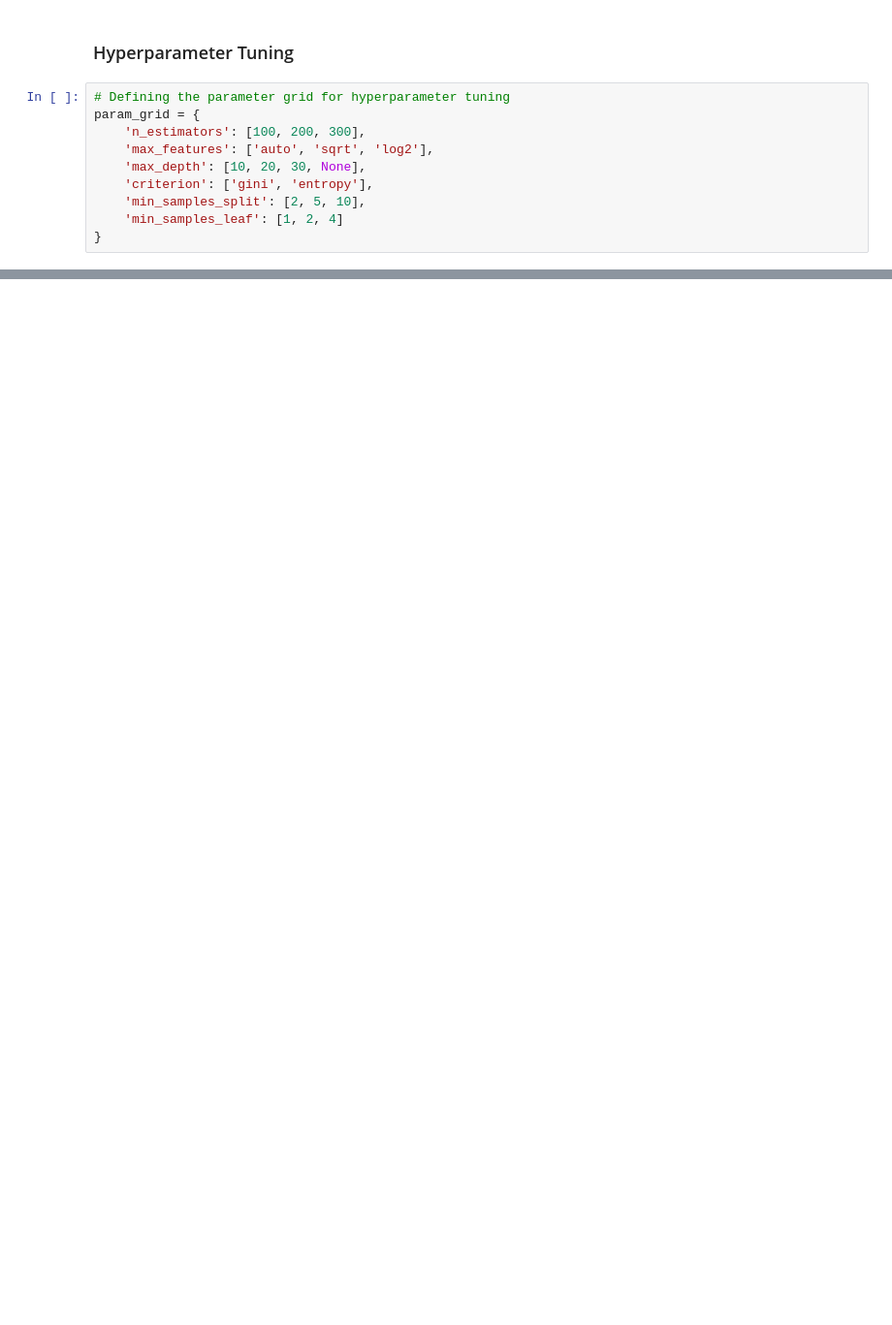
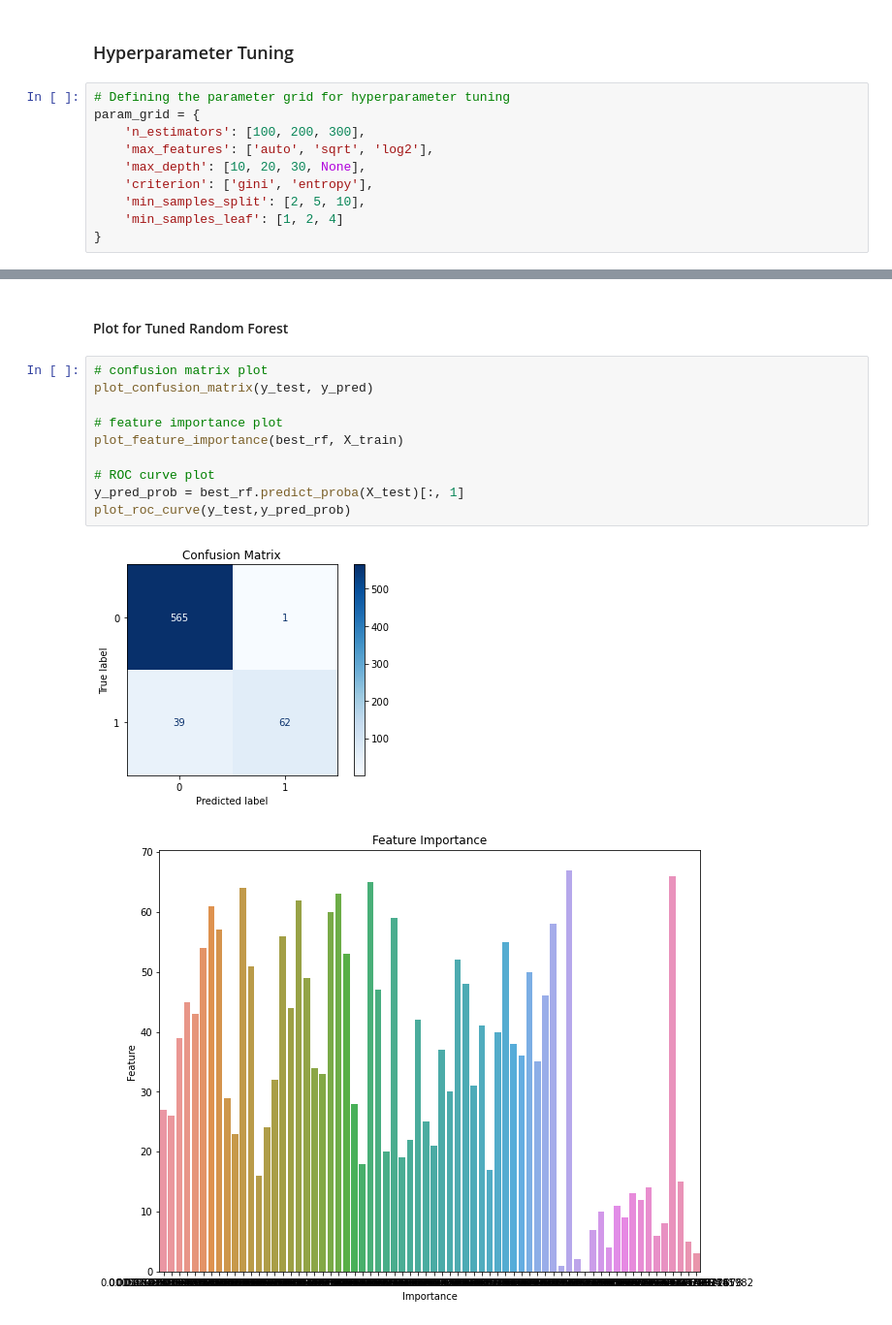
Before and after one commit to Harry-Atulah/phase3_project, a Jupyter notebook: student.ipynb, the cells around one changed output, grey strips where cells are left out. Shown at 97% size. Cells and saved outputs as stored; diff of their text form; blank space fills up the shorter version.

```diff
--- a/student.ipynb
+++ b/student.ipynb
@@ -468,0 +643,15 @@ Feature Importance:
+# %% [markdown]
+#### Plot for Tuned Random Forest
+# %%
+# confusion matrix plot
+plot_confusion_matrix(y_test, y_pred)
+
+# feature importance plot
+plot_feature_importance(best_rf, X_train)
+
+# ROC curve plot
+y_pred_prob = best_rf.predict_proba(X_test)[:, 1]
+plot_roc_curve(y_test,y_pred_prob)
+# %% [output]
+[figure, added]
+[figure, added]
```
Also changed, not shown: parts of 39 cells of this notebook.
